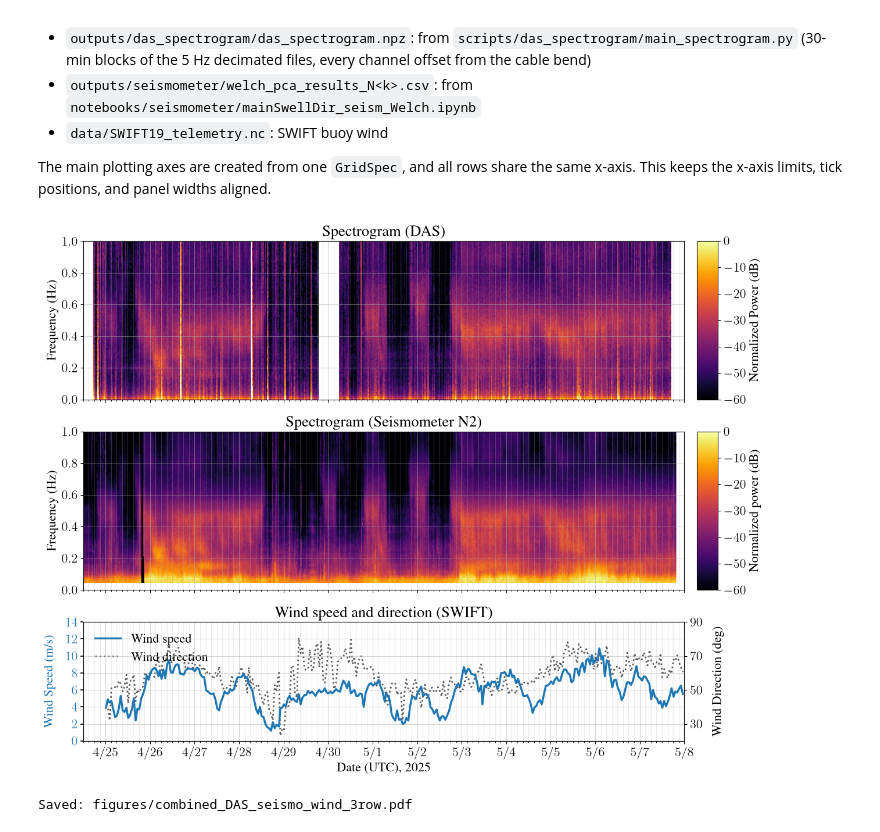
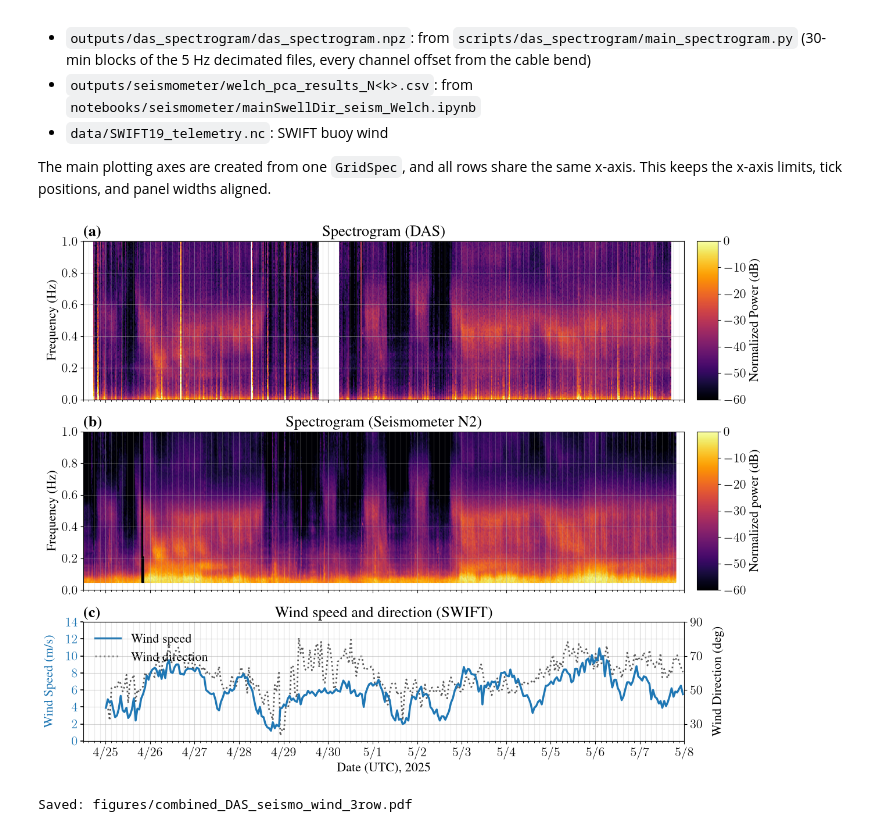
Before and after one commit to junsujang/das-landfast-ice-inversion2025, a Jupyter notebook: figures/main_text/3_spectrogram_wind/combined_DAS_seismo_wind_3row.ipynb, the cells around one changed output. Drawn from its saved outputs; the diff is of its cells as text; code cells hidden in the pictures.

```diff
--- a/figures/main_text/3_spectrogram_wind/combined_DAS_seismo_wind_3row.ipynb
+++ b/figures/main_text/3_spectrogram_wind/combined_DAS_seismo_wind_3row.ipynb
@@ -396,32 +396,36 @@ ax_wind2, ds_wind, wind_handles = plot_wind(
     ax_wind,
     WIND_NC,
     START_TIME,
     END_TIME,
 )
 line_speed, line_dir = wind_handles
 
 ax_wind.legend(
     [line_speed, line_dir],
     ["Wind speed", "Wind direction"],
     loc="upper left",
     frameon=False,
 )
 
 apply_shared_time_axis(
     [ax_das, ax_seis, ax_wind],
     START_TIME,
     END_TIME,
 )
 
+# Panel labels, left-aligned on the title line
+for label, ax in zip(["(a)", "(b)", "(c)"], [ax_das, ax_seis, ax_wind]):
+    ax.set_title(rf"\textbf{{{label}}}", loc="left")
+
 # fig.suptitle(
 #     "DAS spectrogram, seismometer spectrogram, and SWIFT wind",
 #     y=1.0,
 # )
 
 fig.savefig(OUT_PDF, dpi=300)
 plt.show()
 
 print(f"Saved: {OUT_PDF}")
 # %% [output]
-[figure, old version]
+[figure, new version]
 Saved: figures/combined_DAS_seismo_wind_3row.pdf
```
Also changed, not shown: 29 other files.
